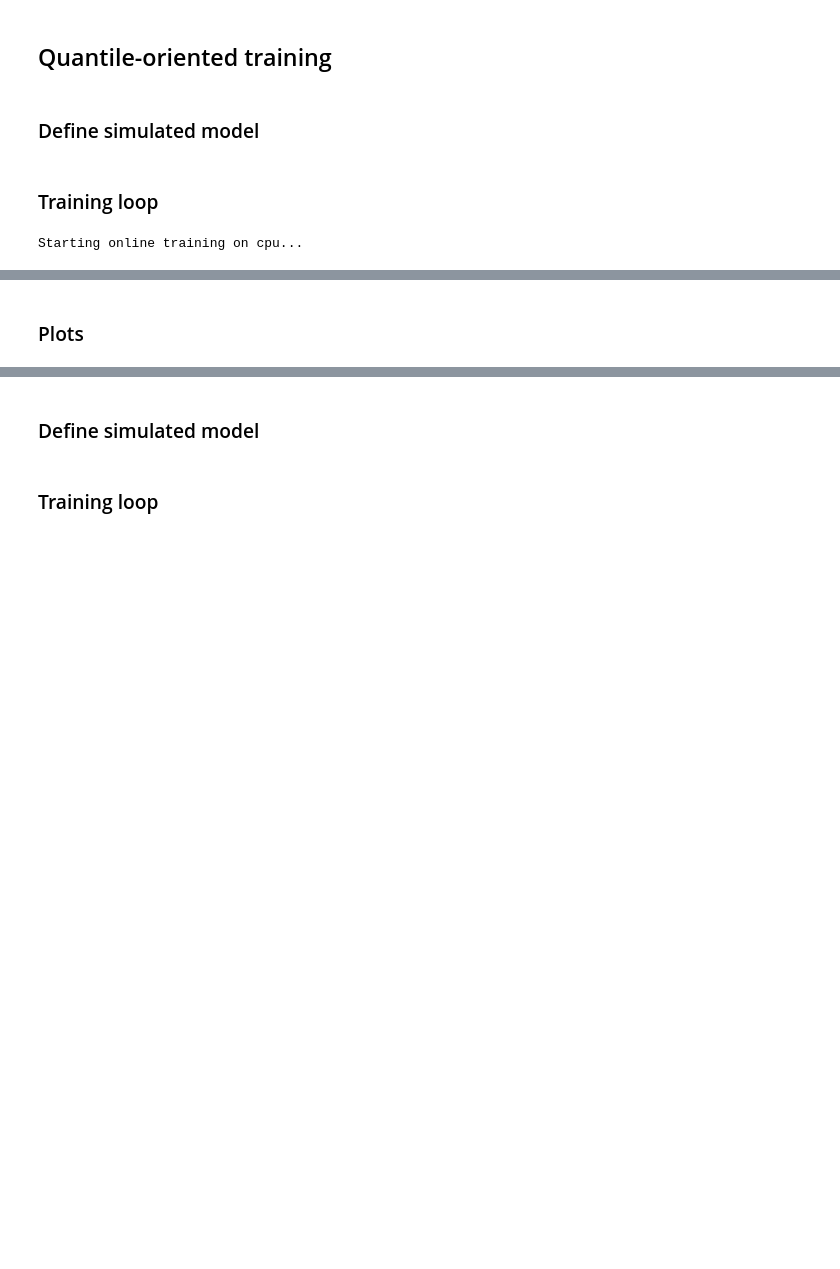
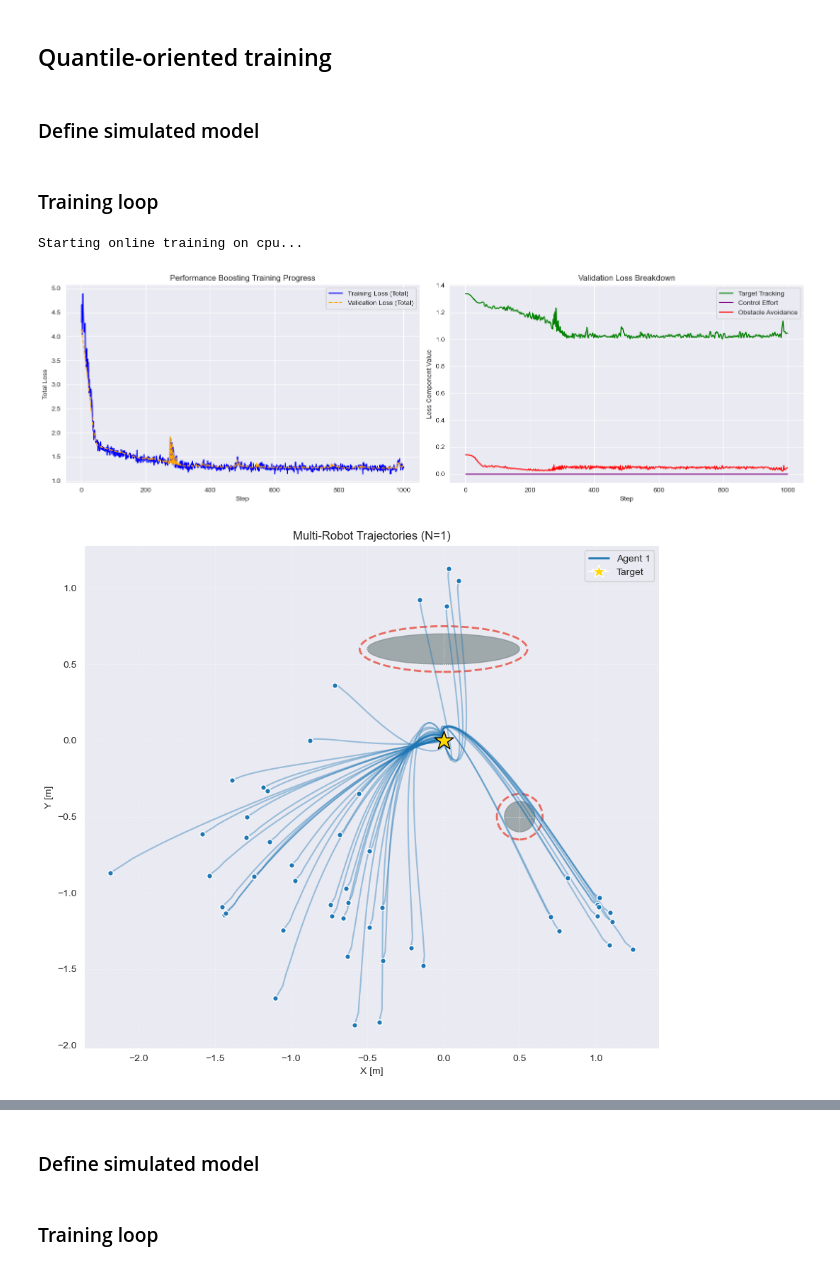
Before and after one commit to laurameroi/Conformal_PB, a Jupyter notebook: main_domain_randomization.ipynb, the cells around one changed output, grey strips where cells are left out. Cells and saved outputs as stored; diff of their text form; code cells hidden in the pictures; blank space fills up the shorter version.

```diff
--- a/main_domain_randomization.ipynb
+++ b/main_domain_randomization.ipynb
@@ -296,16 +271,15 @@ plot_pb_trajectories(
 ### Define simulated model
 # %%
 #Ren
-ren_quantile = ContractiveREN(dim_in=state_dim*n_agents, dim_out=input_dim*n_agents, dim_internal=dim_internal, dim_nl=dim_nl, initialization_std=initialization_std).to(device)
+ren_cvar = ContractiveREN(dim_in=state_dim*n_agents, dim_out=input_dim*n_agents, dim_internal=dim_internal, dim_nl=dim_nl, initialization_std=initialization_std).to(device)
 
 #Closed loop of Performance boosting controller and simulator of closed loop
-PB_closed_loop_sim_quantile = PBClosedLoop(ren_quantile, f_sim, f_nom).to(device)
+PB_closed_loop_sim_cvar = PBClosedLoop(ren_cvar, f_sim, f_nom).to(device)
 # %% [markdown]
 ### Training loop
 # %%
 #Instantiate metric and Move to Device
 metric = PBLoss(x_target, Q, R, lambda_obs, obs_centers, obs_radii_safe=obs_radii_safe, n_agents=n_agents, track_mode=track_mode, coll_mode = coll_mode)
-
 metric.to(device)  #Moves Q, R, target, and obstacles to GPU
 
 # 1. Setup Loss Wrapper
@@ -315,12 +289,12 @@ else:
     loss_wrapper = CVaRLossWrapper(alpha=alpha_train, metric=metric)
 loss_wrapper.to(device) # Moves tau to GPU
 
-
-# We must optimize controller and tau (threshold) simultaneously
-optimizer = torch.optim.Adam(
-    list(PB_closed_loop_sim_quantile.parameters()) + [loss_wrapper.tau],
-    lr=lr
-)
+optimizer = torch.optim.Adam([
+    # Medium Speed: Controller weights
+    {'params': PB_closed_loop_sim_cvar.parameters(), 'lr': lr},
+    # Fast Speed: Tau needs to track the quantile quickly
+    {'params': [loss_wrapper.tau], 'lr': lr * 10.0,}
+])
 
 # Lists for plotting
 train_losses = []
@@ -344,43 +318,85 @@ print(f"Starting online training on {device}...")
 pbar = tqdm(range(num_training_steps), desc="CVaR Training Steps")
 
 for step in pbar:
-    PB_closed_loop_sim_quantile.train()
+    PB_closed_loop_sim_cvar.train()
     optimizer.zero_grad()
 
-    batch_w = generate_random_batch(batch_size = batch_size, horizon = horizon, n_agents= n_agents, x0_centers=x0_centers, x0_stds=x0_stds, x0_probs = x0_probs, noise_std = noise_std, device = device)
+    batch_w = generate_random_batch_old(batch_size = batch_size, horizon = horizon, n_agents= n_agents, x0_centers=x0_centers, x0_stds=x0_stds, x0_probs = x0_probs, noise_std = noise_std, device = device)
 
-    traj_x_train, traj_u_train, traj_w_hat_train = PB_closed_loop_sim_quantile.run(batch_w)
+    traj_x_train, traj_u_train, traj_w_hat_train = PB_closed_loop_sim_cvar.run(batch_w)
     # Wrapper returns (loss, raw_costs)
     loss, _, _, _ = loss_wrapper(traj_x_train, traj_u_train)
 
     loss.backward()
     optimizer.step()
 
     if (step + 1) % log_interval == 0:
-        PB_closed_loop_sim_quantile.eval()
+        PB_closed_loop_sim_cvar.eval()
 
         with torch.no_grad():
-            traj_x_val, traj_u_val, traj_w_hat_val = PB_closed_loop_sim_quantile.run(fixed_val_w)
+            traj_x_val, traj_u_val, traj_w_hat_val = PB_closed_loop_sim_cvar.run(fixed_val_w)
             val_loss, val_target, val_u, val_obs = loss_wrapper(traj_x_val, traj_u_val)
 
         train_losses.append(loss.item())
         val_losses.append(val_loss.item())
         # Track individual components
         val_loss_targets.append(val_target.item())
         val_loss_us.append(val_u.item())
         val_loss_obss.append(val_obs.item())
 
         # Update progress bar metrics (adding obstacle loss here is usually very helpful for quick debugging)
         pbar.set_postfix({
             'CVaR Train': f"{loss.item():.4f}",
             'CVaR Val': f"{val_loss.item():.4f}",
             'Tau': f"{loss_wrapper.tau.item():.4f}",
             'Val Obs': f"{val_obs:.4f}"
         })
 
     if step == num_training_steps - 1:
         last_traj_x_val = traj_x_val.detach().cpu()
         last_traj_u_val = traj_u_val.detach().cpu()
         last_traj_w_hat_val = traj_w_hat_val.detach().cpu()
+
+# --- PLOTTING ---
+steps = range(log_interval, num_training_steps + 1, log_interval)
+
+# Create a 1x2 grid of subplots
+fig, (ax1, ax2) = plt.subplots(1, 2, figsize=(16, 5))
+
+# Plot 1: Total Traing vs Validation Loss
+ax1.plot(steps, train_losses, label='Training Loss (Total)', color='blue')
+ax1.plot(steps, val_losses, label='Validation Loss (Total)', color='orange', linestyle='--')
+ax1.set_xlabel('Step')
+ax1.set_ylabel('Total Loss')
+ax1.set_title('Performance Boosting Training Progress')
+ax1.legend()
+ax1.grid(True)
+
+# Plot 2: Validation Loss Breakdown
+ax2.plot(steps, val_loss_targets, label='Target Tracking', color='green')
+ax2.plot(steps, val_loss_us, label='Control Effort', color='purple')
+ax2.plot(steps, val_loss_obss, label='Obstacle Avoidance', color='red')
+ax2.set_xlabel('Step')
+ax2.set_ylabel('Loss Component Value')
+ax2.set_title('Validation Loss Breakdown')
+ax2.legend()
+ax2.grid(True)
+
+# Adjust layout to prevent overlap and show
+plt.tight_layout()
+plt.show()
+
+plot_pb_trajectories(
+    traj_x=last_traj_x_val,
+    traj_u=last_traj_u_val,
+    traj_w_hat=last_traj_w_hat_val,
+    x_target=x_target,
+    obs_centers=obs_centers,
+    obs_radii=obs_radii,
+    obs_radii_safe = obs_radii_safe,
+    dt=dt
+)
 # %% [output]
 Starting online training on cpu...
+[figure, added]
+[figure, added]
@@ -387,2 +403,0 @@ Starting online training on cpu...
-# %% [markdown]
-### Plots
```
Also changed, not shown: parts of 20 cells of this notebook, 4 other files.
